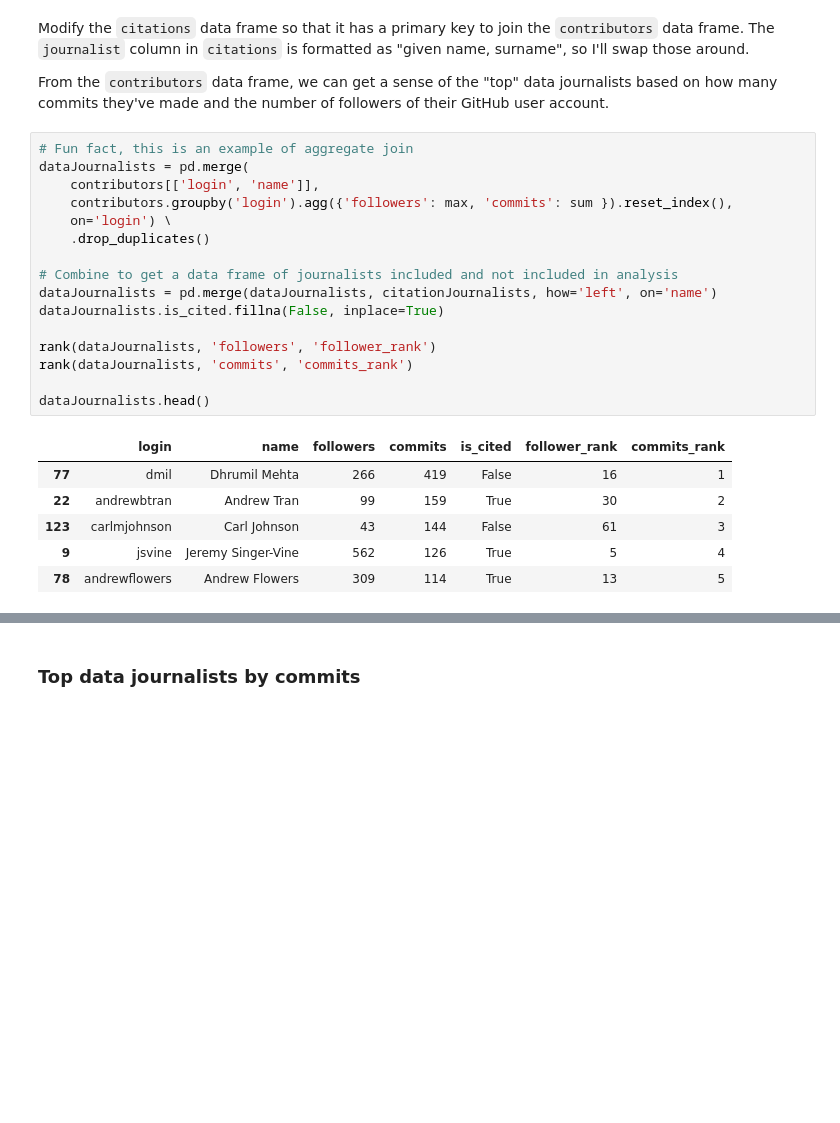
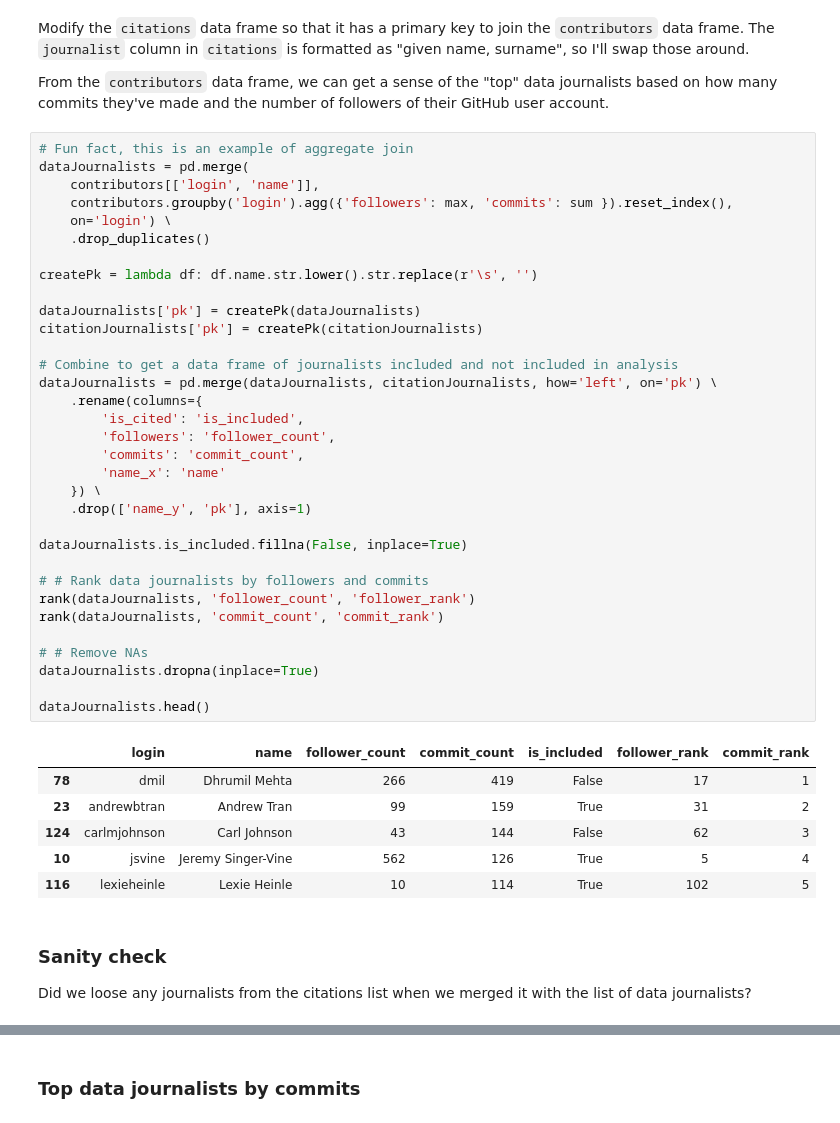
Before and after one commit to steve-kasica/table-scraps, a Jupyter notebook: summary.ipynb, the cells around one changed output, grey strips where cells are left out. Cells and saved outputs as stored; diff of their text form; blank space fills up the shorter version.

Commit message:
Add data journalists coverage

```diff
--- a/summary.ipynb
+++ b/summary.ipynb
@@ -384,23 +419,44 @@ From the `contributors` data frame, we can get a sense of the "top" data journal
 # %%
 # Fun fact, this is an example of aggregate join
 dataJournalists = pd.merge(
     contributors[['login', 'name']],
     contributors.groupby('login').agg({'followers': max, 'commits': sum }).reset_index(),
     on='login') \
     .drop_duplicates()
 
+createPk = lambda df: df.name.str.lower().str.replace(r'\s', '')
+
+dataJournalists['pk'] = createPk(dataJournalists)
+citationJournalists['pk'] = createPk(citationJournalists)
+
 # Combine to get a data frame of journalists included and not included in analysis
-dataJournalists = pd.merge(dataJournalists, citationJournalists, how='left', on='name')
-dataJournalists.is_cited.fillna(False, inplace=True)
+dataJournalists = pd.merge(dataJournalists, citationJournalists, how='left', on='pk') \
+    .rename(columns={
+        'is_cited': 'is_included',
+        'followers': 'follower_count',
+        'commits': 'commit_count',
+        'name_x': 'name'
+    }) \
+    .drop(['name_y', 'pk'], axis=1)
 
-rank(dataJournalists, 'followers', 'follower_rank')
-rank(dataJournalists, 'commits', 'commits_rank')
+dataJournalists.is_included.fillna(False, inplace=True)
+
+# # Rank data journalists by followers and commits
+rank(dataJournalists, 'follower_count', 'follower_rank')
+rank(dataJournalists, 'commit_count', 'commit_rank')
+
+# # Remove NAs
+dataJournalists.dropna(inplace=True)
 
 dataJournalists.head()
 # %% [output]
-|  | login | name | followers | commits | is_cited | follower_rank | commits_rank |
-| 77 | dmil | Dhrumil Mehta | 266 | 419 | False | 16 | 1 |
-| 22 | andrewbtran | Andrew Tran | 99 | 159 | True | 30 | 2 |
-| 123 | carlmjohnson | Carl Johnson | 43 | 144 | False | 61 | 3 |
-| 9 | jsvine | Jeremy Singer-Vine | 562 | 126 | True | 5 | 4 |
-| 78 | andrewflowers | Andrew Flowers | 309 | 114 | True | 13 | 5 |
+|  | login | name | follower_count | commit_count | is_included | follower_rank | commit_rank |
+| 78 | dmil | Dhrumil Mehta | 266 | 419 | False | 17 | 1 |
+| 23 | andrewbtran | Andrew Tran | 99 | 159 | True | 31 | 2 |
+| 124 | carlmjohnson | Carl Johnson | 43 | 144 | False | 62 | 3 |
+| 10 | jsvine | Jeremy Singer-Vine | 562 | 126 | True | 5 | 4 |
+| 116 | lexieheinle | Lexie Heinle | 10 | 114 | True | 102 | 5 |
+# %% [markdown]
+### Sanity check
+
+Did we loose any journalists from the citations list when we merged it with the list of data journalists?
```
Also changed, not shown: parts of 26 cells of this notebook, 3 other files.
